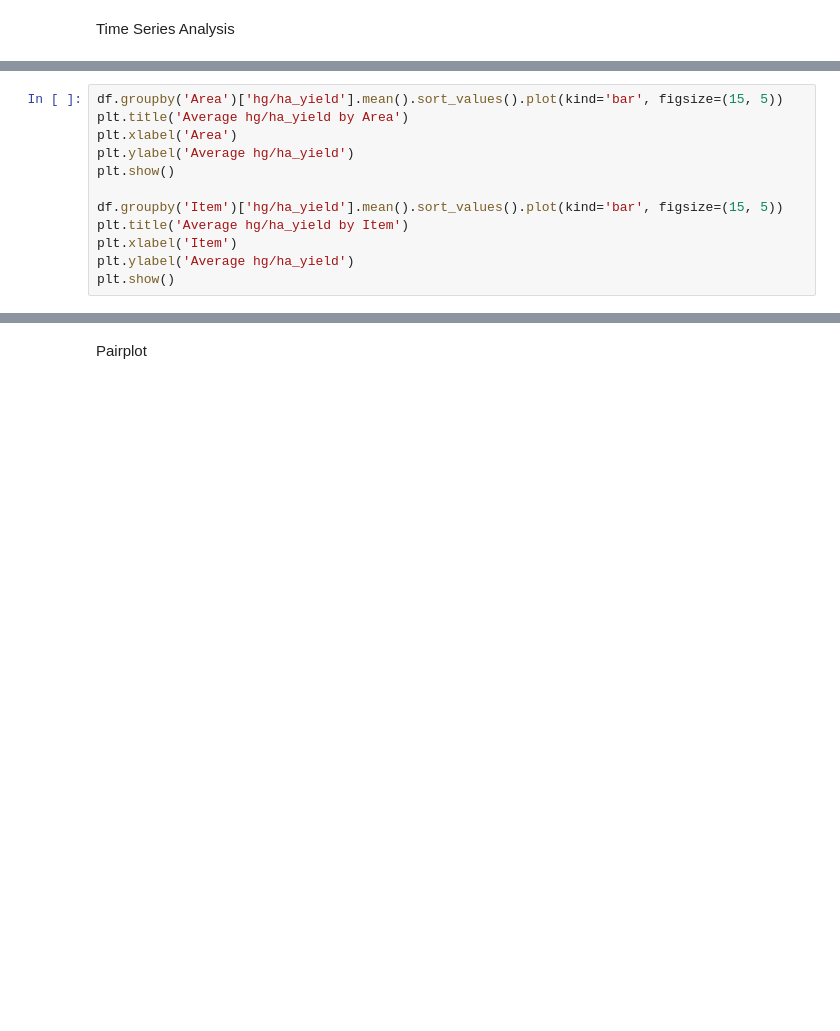
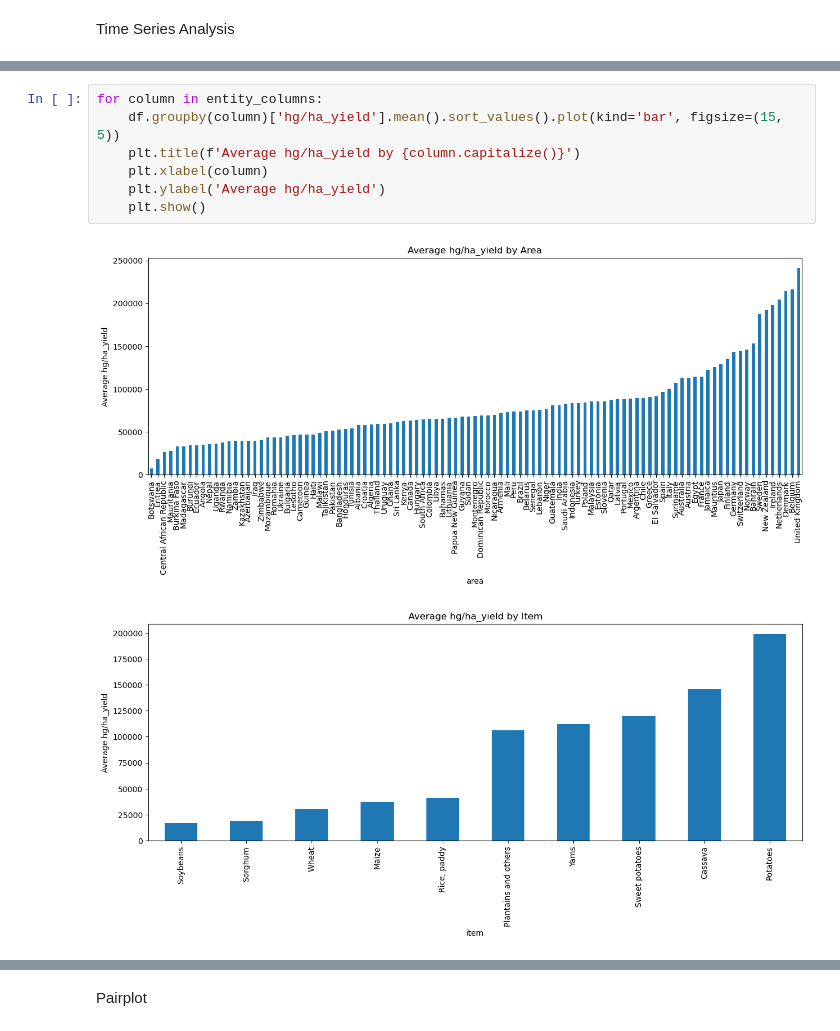
Before and after one commit to JamMeisy/college_cselec1c_finals, a Jupyter notebook: finals.ipynb, the cells around one changed output, grey strips where cells are left out. Saved outputs shown, nothing was run; the diff lists cells and outputs as text; blank space fills up the shorter version.

```diff
--- a/finals.ipynb
+++ b/finals.ipynb
@@ -259,12 +388,10 @@ Analysis of Yield to other columns
 # %%
-df.groupby('Area')['hg/ha_yield'].mean().sort_values().plot(kind='bar', figsize=(15, 5))
-plt.title('Average hg/ha_yield by Area')
-plt.xlabel('Area')
-plt.ylabel('Average hg/ha_yield')
-plt.show()
-
-df.groupby('Item')['hg/ha_yield'].mean().sort_values().plot(kind='bar', figsize=(15, 5))
-plt.title('Average hg/ha_yield by Item')
-plt.xlabel('Item')
-plt.ylabel('Average hg/ha_yield')
-plt.show()
+for column in entity_columns:
+    df.groupby(column)['hg/ha_yield'].mean().sort_values().plot(kind='bar', figsize=(15, 5))
+    plt.title(f'Average hg/ha_yield by {column.capitalize()}')
+    plt.xlabel(column)
+    plt.ylabel('Average hg/ha_yield')
+    plt.show()
+# %% [output]
+[figure, added]
+[figure, added]
```
Also changed, not shown: parts of 39 cells of this notebook, 2 other files.
